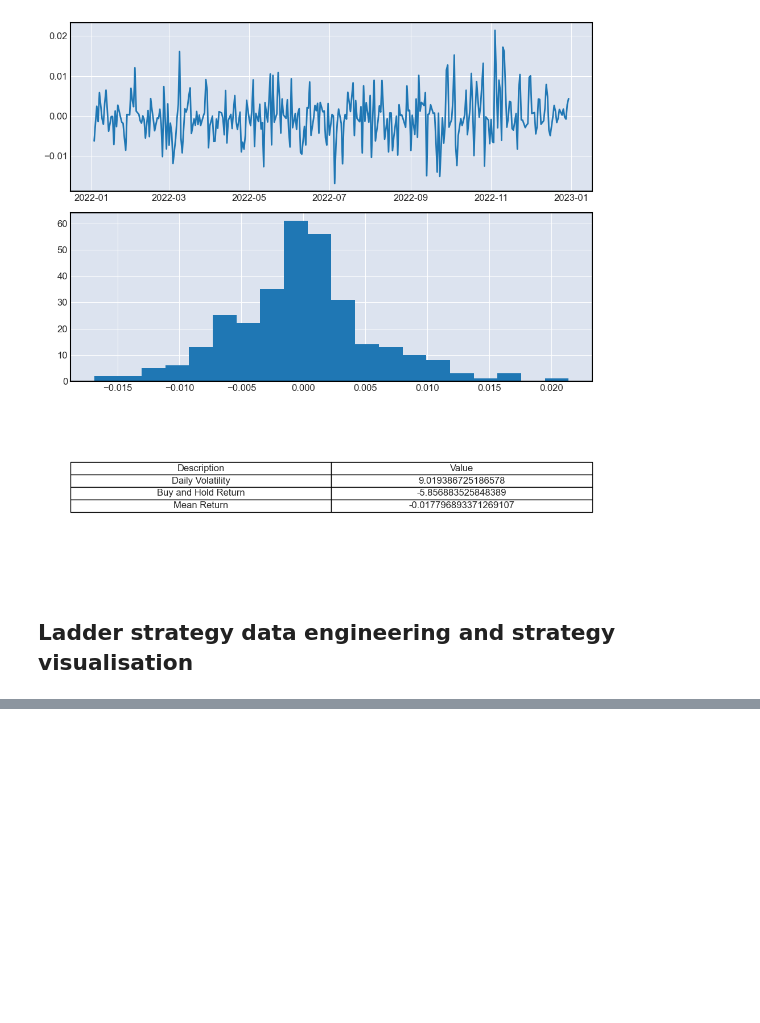
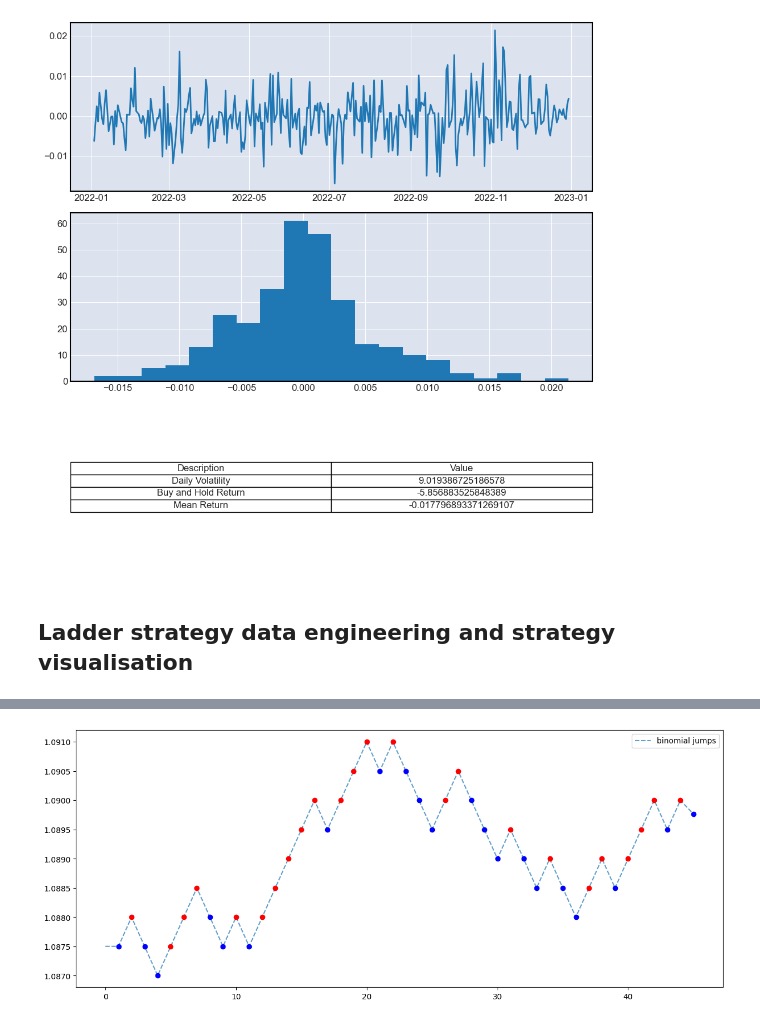
Before and after one commit to SamanvayMS/bp-Trading, a Jupyter notebook: Data_analysis.ipynb, the cells around one changed output, grey strips where cells are left out. Drawn from its saved outputs; the diff is of its cells as text; code cells hidden in the pictures; blank space fills up the shorter version.

```diff
--- a/Data_analysis.ipynb
+++ b/Data_analysis.ipynb
@@ -195,0 +197,34 @@ tick_ema = tick_data.ewm(span=200).mean()
+# %%
+def filter_jumps(ladderized_data):
+    """
+    Filters ladderized data to keep only the changes in price.
+
+    :param ladderized_data: A pandas Series of ladderized data.
+    :return: A pandas Series containing only the data points where there's a change.
+    """
+    # Calculate the difference between consecutive ladderized data points
+    diff = ladderized_data.diff()
+
+    # Filter where the difference is non-zero and include the first data point
+    jumps = ladderized_data[diff != 0.0]
+    jumps = pd.concat([ladderized_data.iloc[:1], jumps])
+
+    return jumps
+# %%
+jumps = filter_jumps(ladderized_data)
+plt.figure(figsize=(15,6))
+# Plotting the jumps
+plt.plot(jumps.values, label='binomial jumps', linestyle='--', alpha=0.7)
+# Adding colored points for up and down movements
+previous_value = jumps.values[0]
+for idx, value in enumerate(jumps.values[1:], 1):
+    if value > previous_value:
+        plt.plot(idx, value, 'ro')  # Red point for upward movement
+    else:
+        plt.plot(idx, value, 'bo')  # Blue point for downward movement
+    previous_value = value
+
+plt.legend()
+plt.show()
+# %% [output]
+[figure, added]
```
Also changed, not shown: parts of 7 cells of this notebook, 1 other file.
